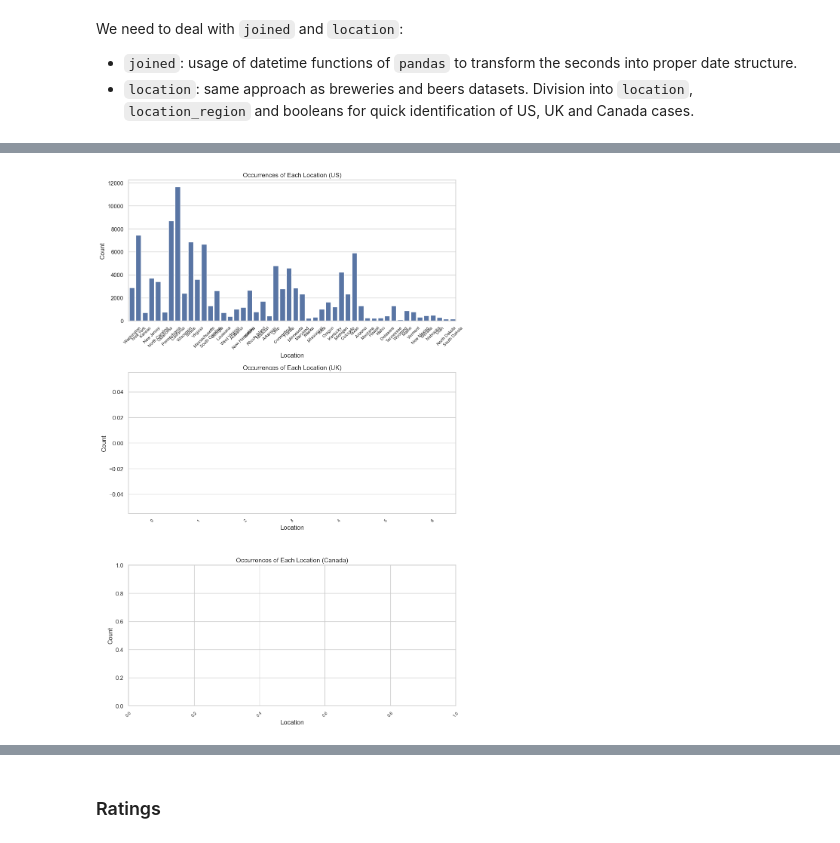
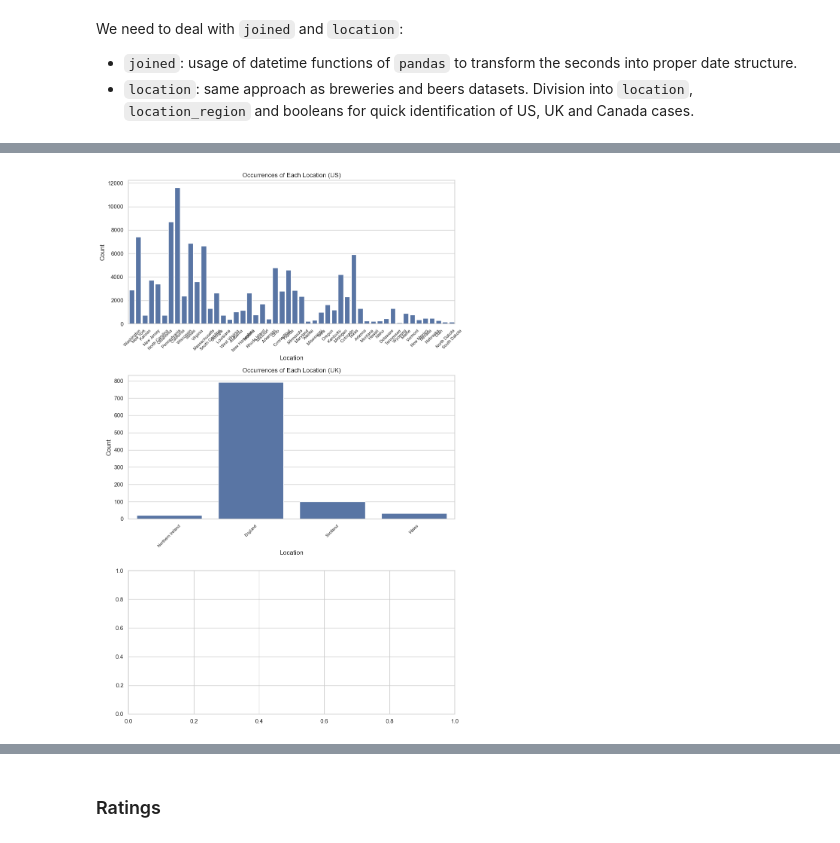
Before and after one commit to epfl-ada/ada-2024-project-mediterranean, a Jupyter notebook: src/preprocessing/data_processing_BeerAdvocate.ipynb, the cells around one changed output, grey strips where cells are left out. Cells and saved outputs as stored; diff of their text form; code cells hidden in the pictures.

```diff
--- a/src/preprocessing/data_processing_BeerAdvocate.ipynb
+++ b/src/preprocessing/data_processing_BeerAdvocate.ipynb
@@ -198,4 +196,7 @@ Drop breweries with null `nbr_beers`:
 # %%
 breweries_adv_filt = breweries_adv[(breweries_adv['nbr_beers'] != 0)].copy()
 breweries_adv_filt['nbr_beers'].describe()
+breweries_adv_filt.reset_index(drop=True, inplace=True)
+breweries_adv_filt = breweries_adv_filt.drop(columns=['index'], errors='ignore')
+breweries_adv_filt.head(10)
 # %% [output]
@@ -249,3 +252,10 @@ plt.show()
 [figure]
 # %% [markdown]
 Lets start by dividing the locations regions ",":
+# %%
+breweries_adv_filt[['location', 'location_region']] = breweries_adv_filt['location'].str.split(',', n=1, expand=True)
+breweries_adv_filt['location'] = breweries_adv_filt['location'].str.strip()
+breweries_adv_filt.reset_index(drop = True, inplace=False)
+breweries_adv_filt = utils.update_location_and_region(breweries_adv_filt)
+breweries_adv_filt['location_region'] = breweries_adv_filt['location_region'].str.strip()
+breweries_adv_filt.head(20)
@@ -363,5 +373,7 @@ beers_adv_filt_unique_location.head()
 # %% [markdown]
 ### Users
+# %%
+users_adv = pd.read_csv("../../data/BeerAdvocate/users.csv", sep=",")
 # %%
 utils.dataset_information(users_adv, "Users_BA")
 # %% [output]
@@ -394,10 +406,13 @@ users_adv[['location', 'location_region']] = users_adv['location'].str.split(','
 
 print(users_adv['user_id'].duplicated().describe())
 
+pattern = r"\bUnited Kingdom\b|\bEngland\b|\bScotland\b|\bWales\b|\bNorthern Ireland\b"
+
 users_adv['US'] = users_adv['location'].str.contains("United States", case=False, na=False)
-users_adv['Canada'] = users_adv['location'].str.contains("United Kingdom", case=False, na=False)
-users_adv['UK'] = users_adv['location'].str.contains("Canada", case=False, na=False)
+users_adv['UK'] = users_adv['location'].str.contains(pattern, case=False, na=False)
+users_adv['Canada'] = users_adv['location'].str.contains("Canada", case=False, na=False)
 users_adv.loc[users_adv['location_region'] == "United States", 'location_region'] = np.nan
+users_adv=utils.update_location_and_region(users_adv)
 
 users_adv.head()
 # %% [output]
@@ -415,27 +430,30 @@ Name: user_id, dtype: object
 # %%
 fig, axes = plt.subplots(3, 1, figsize=(10, 15))
 sns.countplot(data=users_adv[users_adv['US'] == True], x='location_region', ax=axes[0])
 axes[0].set_title('Occurrences of Each Location (US)')
 axes[0].set_xlabel('Location')
 axes[0].set_ylabel('Count')
 axes[0].tick_params(axis='x', rotation=45, labelsize=8)
 
 sns.countplot(data=users_adv[users_adv['UK'] == True], x='location_region', ax=axes[1])
 axes[1].set_title('Occurrences of Each Location (UK)')
 axes[1].set_xlabel('Location')
 axes[1].set_ylabel('Count')
 axes[1].tick_params(axis='x', rotation=45, labelsize=8)
 
+"""
+No regions in canada
 sns.countplot(data=users_adv[users_adv['Canada'] == True], x='location_region', ax=axes[2])
 axes[2].set_title('Occurrences of Each Location (Canada)')
 axes[2].set_xlabel('Location')
 axes[2].set_ylabel('Count')
 axes[2].tick_params(axis='x', rotation=45, labelsize=8)
+"""
 
 plt.tight_layout()
 plt.show()
 # %% [output]
-[figure, old version]
+[figure, new version]
 # %%
 plt.figure(figsize=(20, 15))
 sns.countplot(data=users_adv[users_adv['US'] == False], x='location')
```
Also changed, not shown: parts of 21 cells of this notebook, 6 other files.
